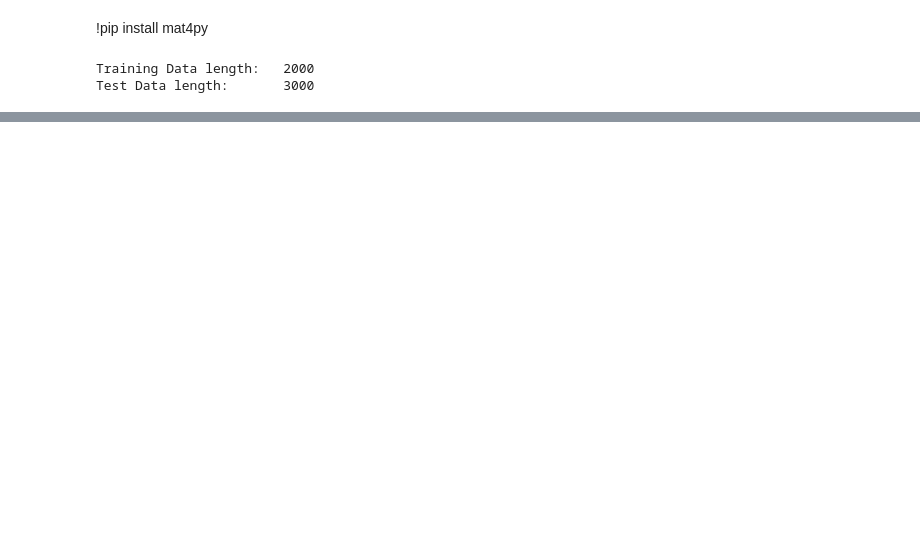
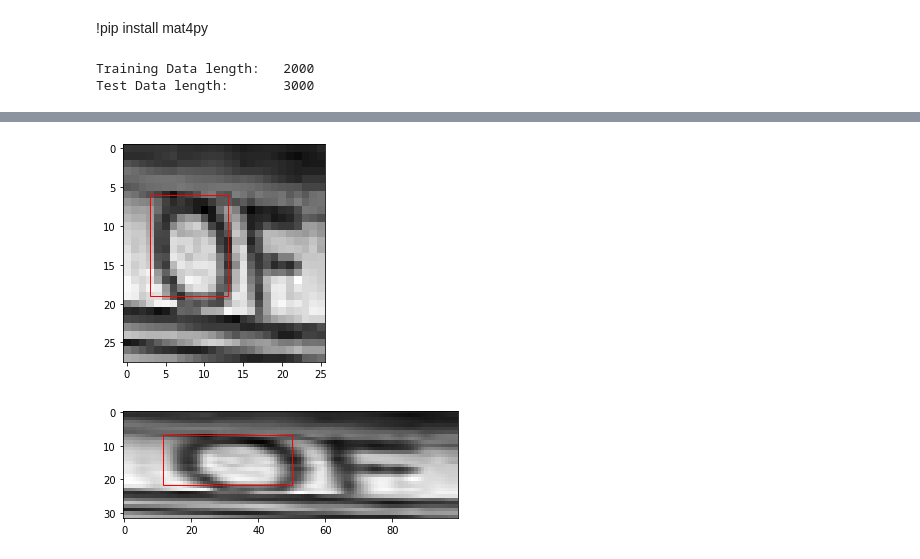
Before and after one commit to AniketGurav/OCR_model, a Jupyter notebook: IIIT5K/Process_IIITK.ipynb, the cells around one changed output, grey strips where cells are left out. Drawn from its saved outputs; the diff is of its cells as text; code cells hidden in the pictures; blank space fills up the shorter version.

```diff
--- a/IIIT5K/Process_IIITK.ipynb
+++ b/IIIT5K/Process_IIITK.ipynb
@@ -45,0 +163,36 @@ for i in range(len2):
+# %%
+temp = test_img_names[8]
+image = Image.open(temp)
+image = ImageOps.grayscale(image)
+
+og_width, og_height = image.size
+
+og_x = test_img_bb[8][0][0]
+og_y = test_img_bb[8][0][1]
+width = test_img_bb[8][0][2] - og_x
+height = test_img_bb[8][0][3] - og_y
+
+rect = plt.Rectangle((og_x, og_y), width, height, fc = 'none', ec = 'red')
+
+plt.imshow(image, cmap = 'gray')
+plt.gca().add_patch(rect)
+plt.show()
+
+
+image2 = image.resize((100, 32))
+new_width, new_height = image2.size
+ratio_width = new_width / og_width
+ratio_height = new_height / og_height
+new_x = og_x * ratio_width
+new_y = og_y * ratio_height
+new_width = width * ratio_width
+new_height = height * ratio_height
+
+rect2 = plt.Rectangle((new_x, new_y), new_width, new_height, fc = 'none', ec = 'red')
+
+plt.imshow(image2, cmap = 'gray')
+plt.gca().add_patch(rect2)
+plt.show()
+# %% [output]
+[figure, added]
+[figure, added]
```
Also changed, not shown: parts of 14 cells of this notebook, 20 other files.
